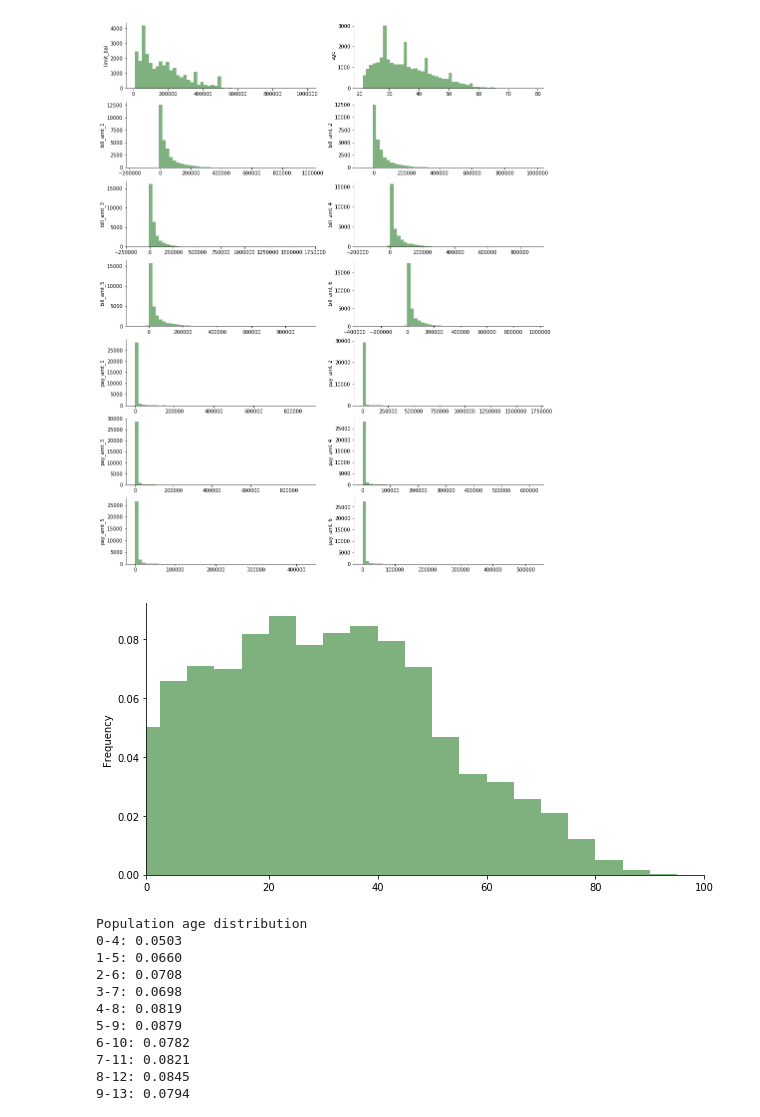
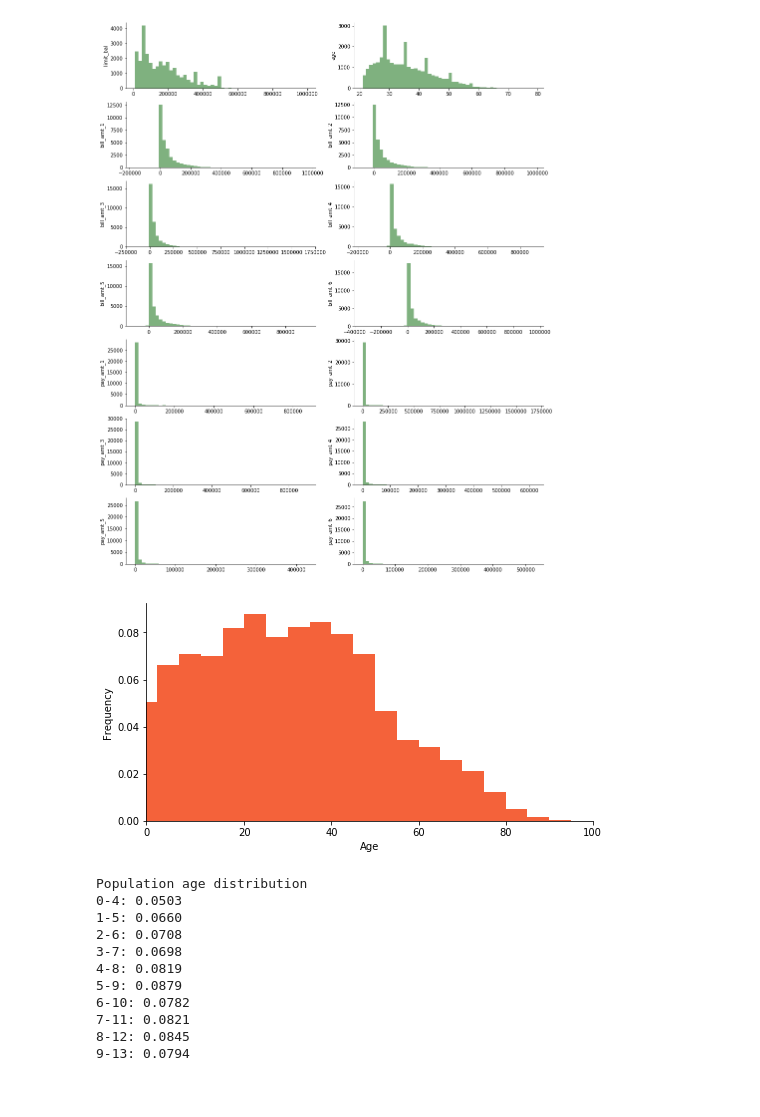
Before and after one commit to JanGeffert/AC221-FinalProject, a Jupyter notebook: eda_miru.ipynb, the cells around one changed output. Cells and saved outputs as stored; diff of their text form; code cells hidden in the pictures; blank space fills up the shorter version.

```diff
--- a/eda_miru.ipynb
+++ b/eda_miru.ipynb
@@ -93,15 +93,17 @@ for i in range(len(cols_hist)):
 age_df = pd.read_csv("data/age.csv")
 age_df["freq"] = age_df["n"] / age_df["n"].sum()
 # %%
-plt.figure(figsize=(10,5))
-age_df["freq"].plot.bar(color="darkgreen", width=1, alpha=0.5)
+plt.figure(figsize=(8,4))
+age_df["freq"].plot.bar(color="#f4623a", width=1)
 plt.xlim([0,20])
 plt.xticks([0, 4.5, 8.5, 12.5, 16.5, 20.5],["0","20", "40", "60", "80", "100"])
 plt.xticks(rotation=0)
 plt.ylabel("Frequency")
+plt.xlabel("Age")
 sns.despine()
+plt.savefig("docs/img/population_age.png")
 # %% [output]
-[figure, old version]
+[figure, new version]
 # %%
 print("Population age distribution")
 for i, row in enumerate(age_df["freq"]):
```
Also changed, not shown: parts of 2 cells of this notebook.
